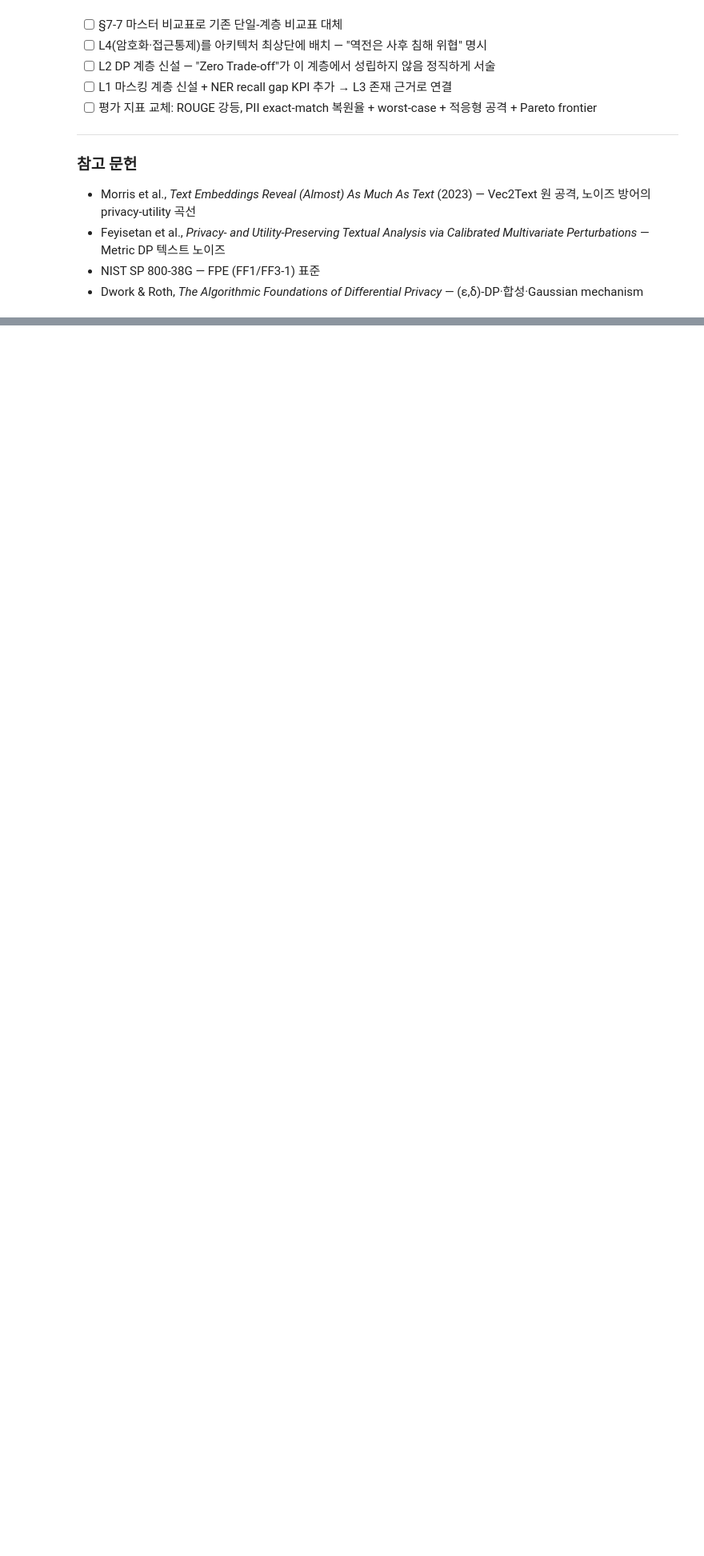
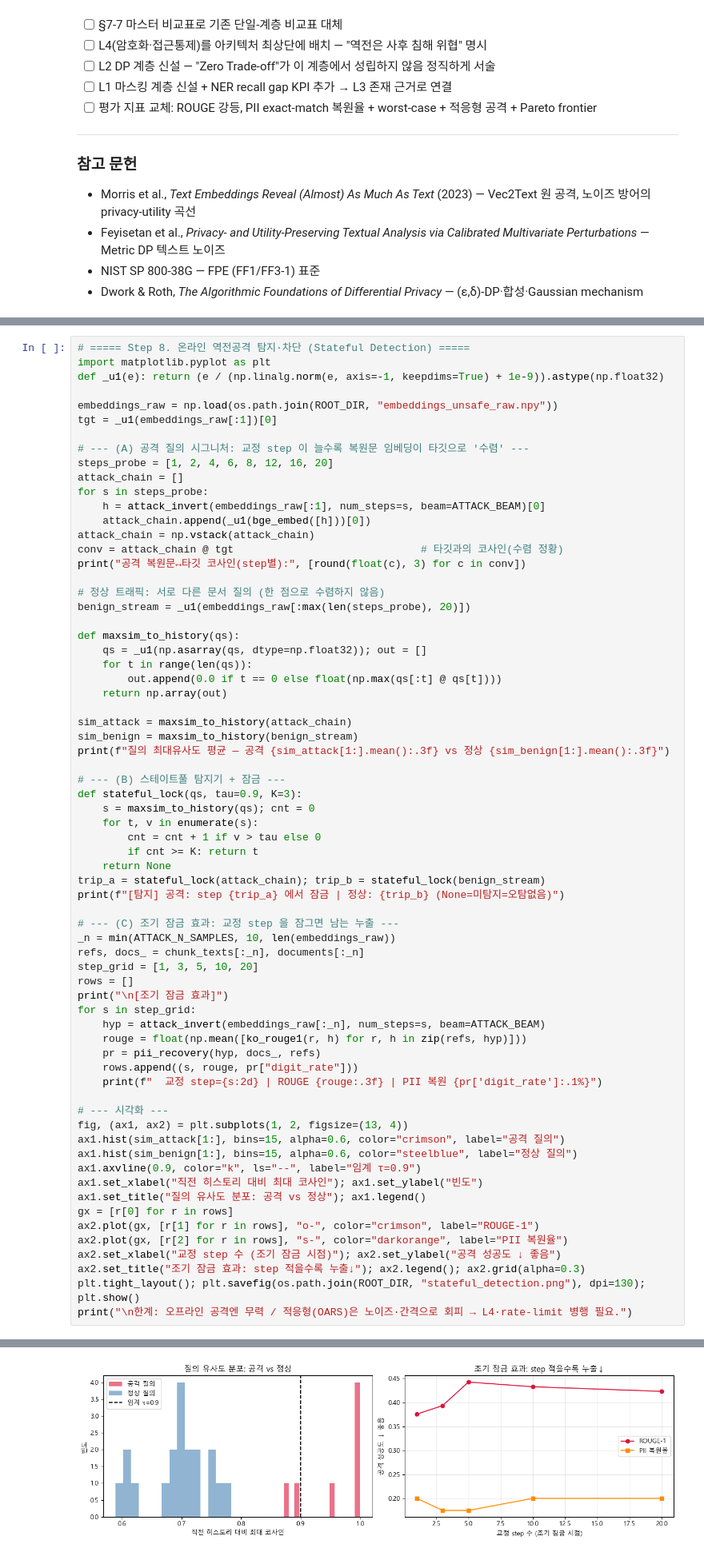
Before and after one commit to BUZZINGPolarBear/Safe_RAG, a Jupyter notebook: _colab_Safe_RAG_Generate_and_judgement.ipynb, the cells around one changed output, grey strips where cells are left out. Shown at 80% size. Drawn from its saved outputs; the diff is of its cells as text; blank space fills up the shorter version.

```diff
--- a/_colab_Safe_RAG_Generate_and_judgement.ipynb
+++ b/_colab_Safe_RAG_Generate_and_judgement.ipynb
@@ -1985,0 +1900,69 @@ print("\n한계: 오프라인 공격엔 무력 / 적응형(OARS)은 노이즈·
+# %%
+# ===== Step 8. 온라인 역전공격 탐지·차단 (Stateful Detection) =====
+import matplotlib.pyplot as plt
+def _u1(e): return (e / (np.linalg.norm(e, axis=-1, keepdims=True) + 1e-9)).astype(np.float32)
+
+embeddings_raw = np.load(os.path.join(ROOT_DIR, "embeddings_unsafe_raw.npy"))
+tgt = _u1(embeddings_raw[:1])[0]
+
+# --- (A) 공격 질의 시그니처: 교정 step 이 늘수록 복원문 임베딩이 타깃으로 '수렴' ---
+steps_probe = [1, 2, 4, 6, 8, 12, 16, 20]
+attack_chain = []
+for s in steps_probe:
+    h = attack_invert(embeddings_raw[:1], num_steps=s, beam=ATTACK_BEAM)[0]
+    attack_chain.append(_u1(bge_embed([h]))[0])
+attack_chain = np.vstack(attack_chain)
+conv = attack_chain @ tgt                              # 타깃과의 코사인(수렴 정황)
+print("공격 복원문↔타깃 코사인(step별):", [round(float(c), 3) for c in conv])
+
+# 정상 트래픽: 서로 다른 문서 질의 (한 점으로 수렴하지 않음)
+benign_stream = _u1(embeddings_raw[:max(len(steps_probe), 20)])
+
+def maxsim_to_history(qs):
+    qs = _u1(np.asarray(qs, dtype=np.float32)); out = []
+    for t in range(len(qs)):
+        out.append(0.0 if t == 0 else float(np.max(qs[:t] @ qs[t])))
+    return np.array(out)
+
+sim_attack = maxsim_to_history(attack_chain)
+sim_benign = maxsim_to_history(benign_stream)
+print(f"질의 최대유사도 평균 — 공격 {sim_attack[1:].mean():.3f} vs 정상 {sim_benign[1:].mean():.3f}")
+
+# --- (B) 스테이트풀 탐지기 + 잠금 ---
+def stateful_lock(qs, tau=0.9, K=3):
+    s = maxsim_to_history(qs); cnt = 0
+    for t, v in enumerate(s):
+        cnt = cnt + 1 if v > tau else 0
+        if cnt >= K: return t
+    return None
+trip_a = stateful_lock(attack_chain); trip_b = stateful_lock(benign_stream)
+print(f"[탐지] 공격: step {trip_a} 에서 잠금 | 정상: {trip_b} (None=미탐지=오탐없음)")
+
+# --- (C) 조기 잠금 효과: 교정 step 을 잠그면 남는 누출 ---
+_n = min(ATTACK_N_SAMPLES, 10, len(embeddings_raw))
+refs, docs_ = chunk_texts[:_n], documents[:_n]
+step_grid = [1, 3, 5, 10, 20]
+rows = []
+print("\n[조기 잠금 효과]")
+for s in step_grid:
+    hyp = attack_invert(embeddings_raw[:_n], num_steps=s, beam=ATTACK_BEAM)
+    rouge = float(np.mean([ko_rouge1(r, h) for r, h in zip(refs, hyp)]))
+    pr = pii_recovery(hyp, docs_, refs)
+    rows.append((s, rouge, pr["digit_rate"]))
+    print(f"  교정 step={s:2d} | ROUGE {rouge:.3f} | PII 복원 {pr['digit_rate']:.1%}")
+
+# --- 시각화 ---
+fig, (ax1, ax2) = plt.subplots(1, 2, figsize=(13, 4))
+ax1.hist(sim_attack[1:], bins=15, alpha=0.6, color="crimson", label="공격 질의")
+ax1.hist(sim_benign[1:], bins=15, alpha=0.6, color="steelblue", label="정상 질의")
+ax1.axvline(0.9, color="k", ls="--", label="임계 τ=0.9")
+ax1.set_xlabel("직전 히스토리 대비 최대 코사인"); ax1.set_ylabel("빈도")
+ax1.set_title("질의 유사도 분포: 공격 vs 정상"); ax1.legend()
+gx = [r[0] for r in rows]
+ax2.plot(gx, [r[1] for r in rows], "o-", color="crimson", label="ROUGE-1")
+ax2.plot(gx, [r[2] for r in rows], "s-", color="darkorange", label="PII 복원율")
+ax2.set_xlabel("교정 step 수 (조기 잠금 시점)"); ax2.set_ylabel("공격 성공도 ↓ 좋음")
+ax2.set_title("조기 잠금 효과: step 적을수록 누출↓"); ax2.legend(); ax2.grid(alpha=0.3)
+plt.tight_layout(); plt.savefig(os.path.join(ROOT_DIR, "stateful_detection.png"), dpi=130); plt.show()
+print("\n한계: 오프라인 공격엔 무력 / 적응형(OARS)은 노이즈·간격으로 회피 → L4·rate-limit 병행 필요.")
+# %% [output]
@@ -1985,0 +1979 @@ print("\n한계: 오프라인 공격엔 무력 / 적응형(OARS)은 노이즈·
+[figure, added]
```
Also changed, not shown: parts of 32 cells of this notebook.
